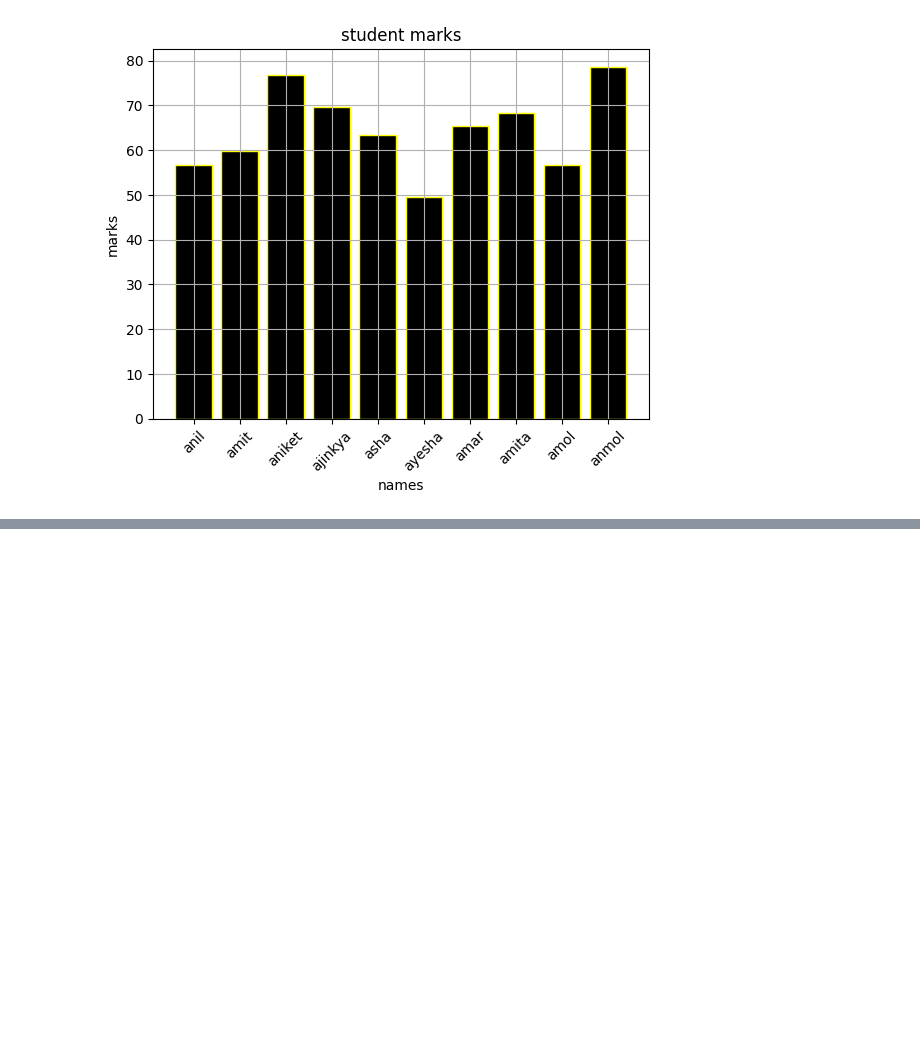
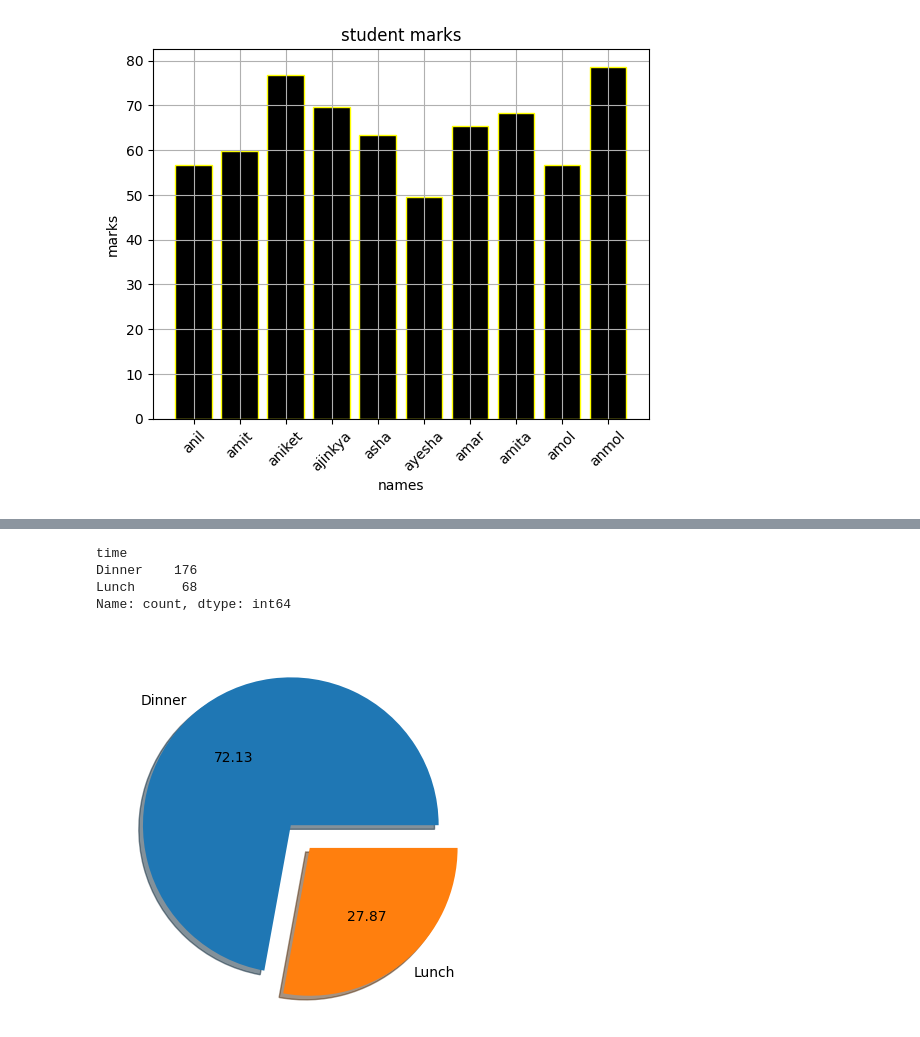
Before and after one commit to AdityaThakare72/VPBKIET_MAR2-6, a Jupyter notebook: Day2/data_viz_Mar3.ipynb, the cells around one changed output, grey strips where cells are left out. Drawn from its saved outputs; the diff is of its cells as text; code cells hidden in the pictures; blank space fills up the shorter version.

```diff
--- a/Day2/data_viz_Mar3.ipynb
+++ b/Day2/data_viz_Mar3.ipynb
@@ -42,0 +59,14 @@ plt.grid()
+# %%
+tips['time'].value_counts()
+# %% [output]
+time
+Dinner    176
+Lunch      68
+Name: count, dtype: int64
+# %%
+plt.pie(tips['time'].value_counts(),
+        labels = tips['time'].value_counts().index,
+       autopct= "%.2f", explode = [0, 0.2],
+       shadow = True);
+# %% [output]
+[figure, added]
```
Also changed, not shown: parts of 6 cells of this notebook.
